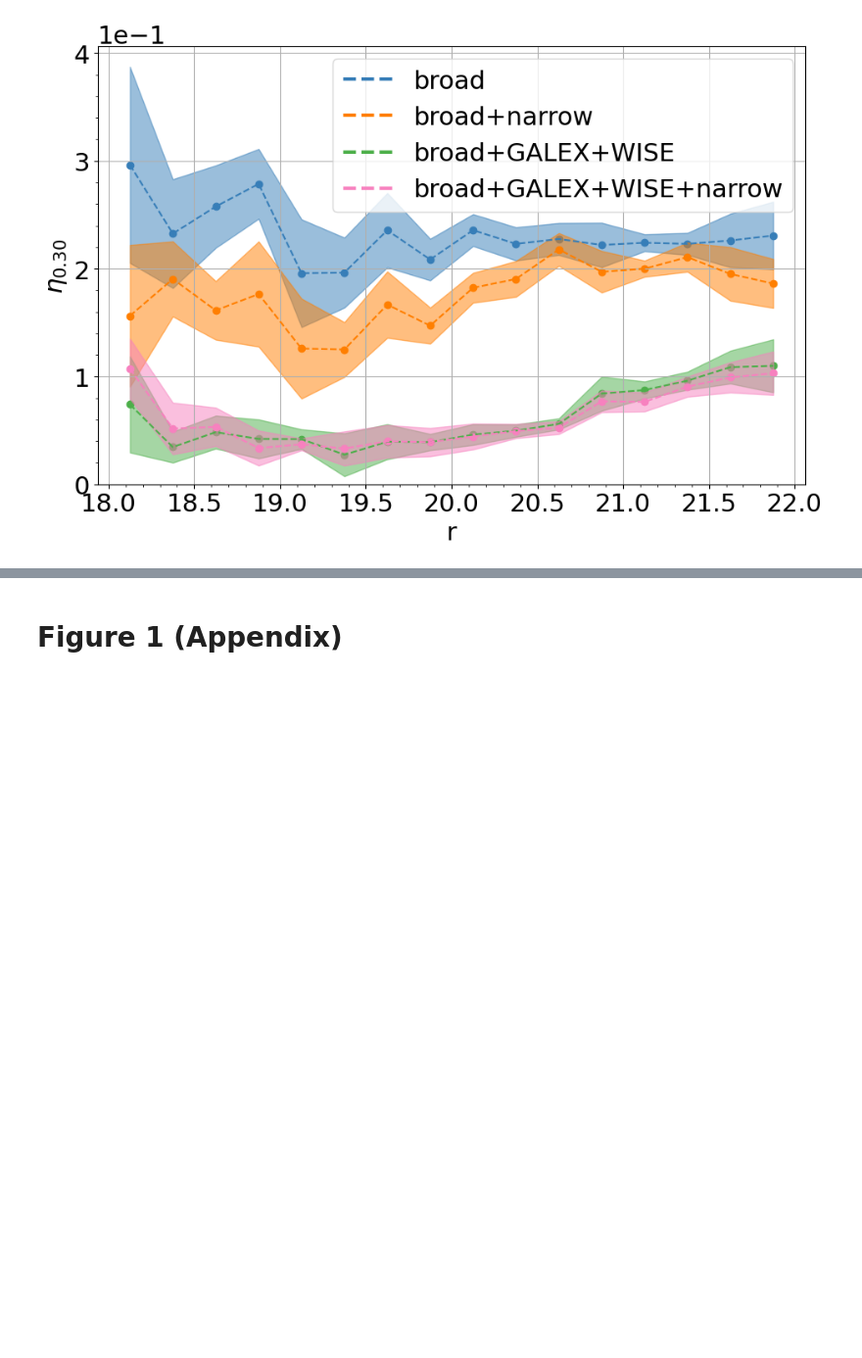
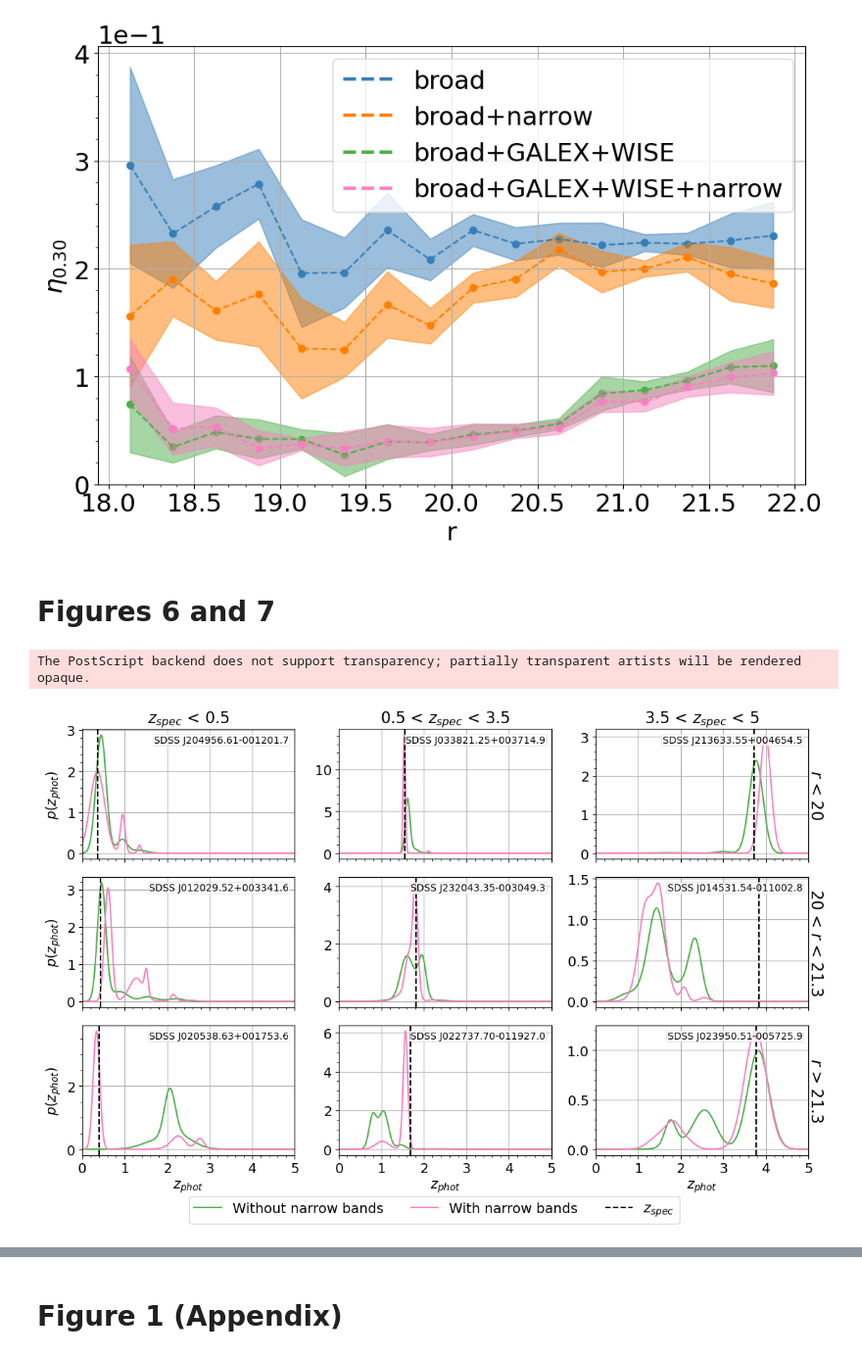
Before and after one commit to marixko/qucats_paper, a Jupyter notebook: codes/notebooks/paper_plots.ipynb, the cells around one changed output, grey strips where cells are left out. Shown at 98% size. Saved outputs shown, nothing was run; the diff lists cells and outputs as text; code cells hidden in the pictures; blank space fills up the shorter version.

Commit message:
figures 6 and 7 (PDFs)

```diff
--- a/codes/notebooks/paper_plots.ipynb
+++ b/codes/notebooks/paper_plots.ipynb
@@ -15,12 +15,10 @@ from utils.metrics import rmse, out_frac, nmad, bias
 
 plt.rcParams["font.size"] = 22
 blue = (0, 0.48, 0.70)
-orange = (230/255,159/255, 0)
+orange = (230/255, 159/255, 0)
 yellow = (0.94, 0.89, 0.26)
 pink = (0.8, 0.47, 0.65)
-CB_color_cycle = ['#377eb8', '#ff7f00', '#4daf4a',
-                  '#f781bf', '#a65628', '#984ea3',
-                  '#999999', '#e41a1c', '#dede00']
+CB_color_cycle = ['#377eb8', '#ff7f00', '#4daf4a', '#f781bf', '#a65628', '#984ea3', '#999999', '#e41a1c', '#dede00']
 plt.rcParams['axes.prop_cycle'] = cycler('color', CB_color_cycle)
 
 
@@ -81,3 +71,44 @@ plot_metric_per_bin(list_feat,z, out_frac, color_feat = color_feat,  std=std, bi
 # %% [output]
 [figure]
 [figure]
+# %% [markdown]
+# Figures 6 and 7
+# %%
+from utils.plots import plot_PDFs
+
+plt.rcParams.update({'axes.titlesize': 16, 'axes.labelsize': 14, 'axes.grid': True, 'axes.formatter.use_mathtext': True,
+                     'xtick.labelsize': 14, 'xtick.minor.visible': True, 'xtick.minor.size': 2,
+                     'xtick.minor.width': 0.6, 'xtick.major.size': 3.5, 'xtick.major.width': 0.8, 'ytick.labelsize': 14,
+                     'ytick.minor.visible': True, 'ytick.minor.size': 2, 'ytick.minor.width': 0.6,
+                     'ytick.major.size': 3.5, 'ytick.major.width': 0.8, 'legend.fontsize': 14})
+# %%
+aux_path = os.path.join(bnn_path, 'crossval_model_dr4_BNWG_flag')
+sdss = pd.read_csv(os.path.join(aux_path, 'Results_DF.csv'), usecols=['SDSS_NAME'])
+z = pd.read_csv(os.path.join(aux_path, 'Results_DF.csv'), usecols=['z'])
+
+x_bmdn = np.genfromtxt(os.path.join(aux_path, 'x.txt'))
+x_flex = pd.read_csv(os.path.join(flex_path, 'z_grid.csv'), usecols=['x']).x.values
+
+bmdn_models = {
+    'Without narrow bands': pd.read_csv(os.path.join(bnn_path, 'crossval_model_dr4_BWG_flag', 'Results_DF.csv')),
+    'With narrow bands': pd.read_csv(os.path.join(bnn_path, 'crossval_model_dr4_BNWG_flag', 'Results_DF.csv'))
+}
+flex_models = {
+    'Without narrow bands': pd.read_csv(os.path.join(flex_path, 'test_z_broadGALEXWISEflags.csv')),
+    'With narrow bands': pd.read_csv(os.path.join(flex_path, 'test_z_broadGALEXWISEnarrowflags.csv'))
+    }
+colors_dict = {
+    'Without narrow bands': color_feat["broad+GALEX+WISE"],
+    'With narrow bands': color_feat["broad+GALEX+WISE+narrow"]
+    }
+
+idxs = np.array([
+    [133, 6364, 2293],
+    [7185, 3231, 977],
+    [4626, 3653, 7995]
+])
+# %%
+plot_PDFs('BMDN', bmdn_models, sdss, z, x_bmdn, idxs, colors_dict, save=True)
+# %% [output]
+The PostScript backend does not support transparency; partially transparent artists will be rendered opaque.
+[figure, added]
```
Also changed, not shown: parts of 7 cells of this notebook, 5 other files.
